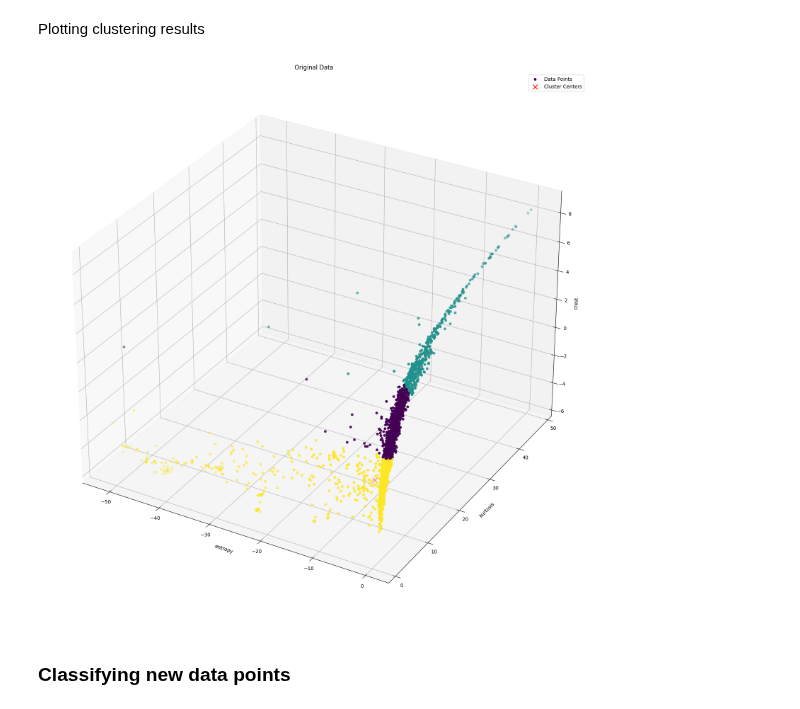
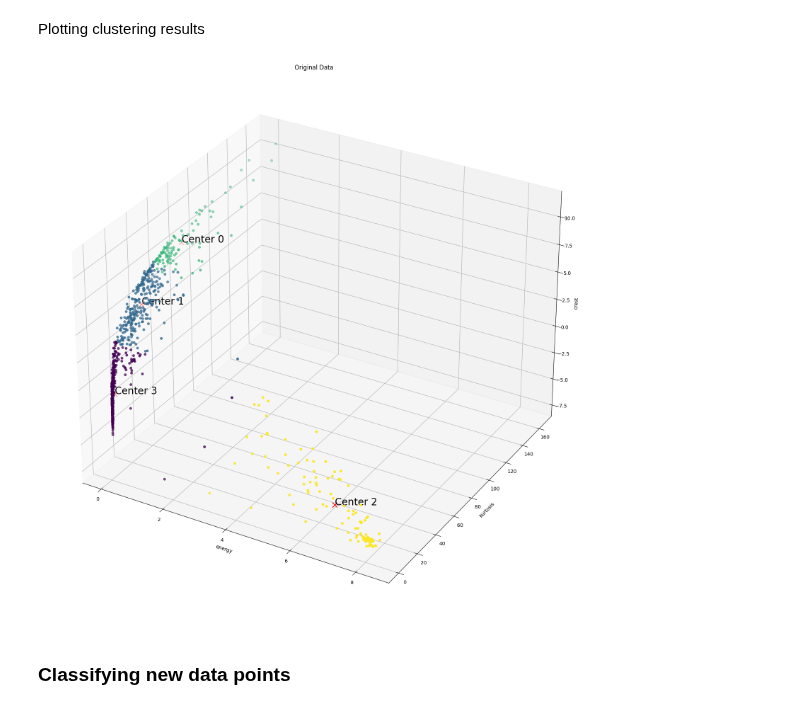
Before and after one commit to USonixGroup/wpt-cavitation, a Jupyter notebook: notebooks/fuzzy_c_means_training_data.ipynb, the cells around one changed output. Saved outputs shown, nothing was run; the diff lists cells and outputs as text; code cells hidden in the pictures.

Commit message:
plot node rec by cluster

```diff
--- a/notebooks/fuzzy_c_means_training_data.ipynb
+++ b/notebooks/fuzzy_c_means_training_data.ipynb
@@ -141,8 +142,8 @@ Train fuzzy c-means on the generated data
 from sklearn.preprocessing import StandardScaler
 import skfuzzy as fuzz
 
-# get data
-classifying_metrics = ["entropy", "kurtosis", "crest"]
+# get data. first entry must be 'energy' or 'entropy'
+classifying_metrics = ["energy", "kurtosis", "crest"]
 data_train = wpt_df[classifying_metrics]
 
 # standardise data
@@ -150,8 +151,8 @@ scaler = StandardScaler()
 data_train_normalised = scaler.fit_transform(data_train)
 
 # parameters for Fuzzy C-means
-no_clusters = 3
-m = 2.0
+no_clusters = 4
+m = 1.2
 error = 1e-6
 
 # Fuzzy C-Means clustering
@@ -164,9 +165,8 @@ cntr, u, u0, d, jm, p, fpc = fuzz.cluster.cmeans(
 )
 print("number of iterations:", p)
 # cluster centres
-print("centres", cntr)
 centers = scaler.inverse_transform(cntr)
-
+print("centers:", centers)
 # membership matrix
 membership_matrix = u.T
 
@@ -175,11 +175,11 @@ labels = np.argmax(membership_matrix, axis=1)
 for i in range(no_clusters):
     print(f"label {i} count:", list(labels).count(i))
 
-membership_results = pd.DataFrame()
-for i, membership in enumerate(membership_matrix):
-    membership_results.loc[i, "hard assignment"] = labels[i]
-    for j in range(no_clusters):
-        membership_results.loc[i, f"membership {j}"] = membership[j]
+# membership_results = pd.DataFrame()
+# for i, membership in enumerate(membership_matrix):
+#     membership_results.loc[i, "hard assignment"] = labels[i]
+#     for j in range(no_clusters):
+#         membership_results.loc[i, f"membership {j}"] = membership[j]
 
-membership_results.head()
+# membership_results.head()
 # %% [output]
@@ -251,3 +199,11 @@ print(mapping)
+# %%
+if classifying_metrics[0] == "energy":
+    mapping = map_labels_energy(centers)
+elif classifying_metrics[0] == "entropy":
+    mapping = map_labels_entropy(centers)
+# print("centre number: new label")
+# print(mapping)
+# print(centers)
 # %% [markdown]
 Hard assignments
 # %%
@@ -300,38 +234,38 @@ title = "Original Data"
 
 data_scatter = data_train.values.tolist()
 centers_scatter = centers
-labels_scatter = reassigned_labels
 color_map_labels = reassigned_labels
 
 # Plot data points
 data_plot = ax.scatter(
     [point[0] for point in data_scatter],
     [point[1] for point in data_scatter],
     [point[2] for point in data_scatter],
     c=color_map_labels
 )
 
 # Plot cluster centers after data points
 center_plot = ax.scatter(
     centers_scatter[:, 0],
     centers_scatter[:, 1],
     centers_scatter[:, 2],
     c="red",
     marker="x",
     s=100,
 )
 
+# Annotate cluster centers with their positions
+for i, center in enumerate(centers_scatter):
+    ax.text(center[0], center[1], center[2], f'Center {i}', color='black', fontsize=20)
+
 ax.set_xlabel(data_train.columns[0])
 ax.set_ylabel(data_train.columns[1])
 ax.set_zlabel(data_train.columns[2])
 ax.set_title(title)
 
-# Make sure the cluster centers plot appears in front
-ax.legend([data_plot, center_plot], ["Data Points", "Cluster Centers"])
-
 plt.show()
 # %% [output]
-[figure, old version]
+[figure, new version]
 # %% [markdown]
 ### Classifying new data points
 # %% [markdown]
```
Also changed, not shown: parts of 25 cells of this notebook.
